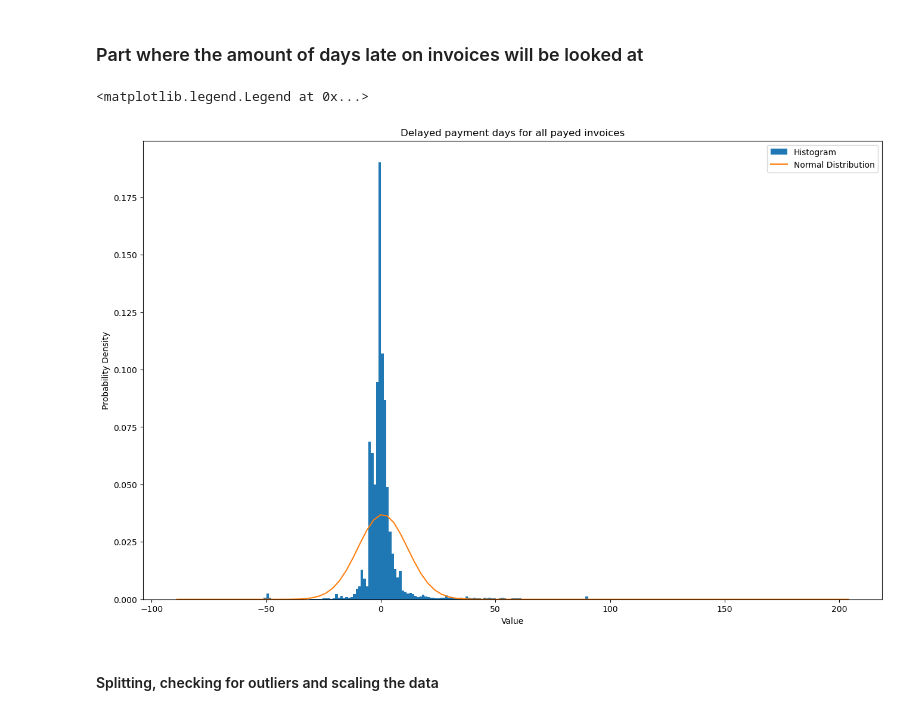
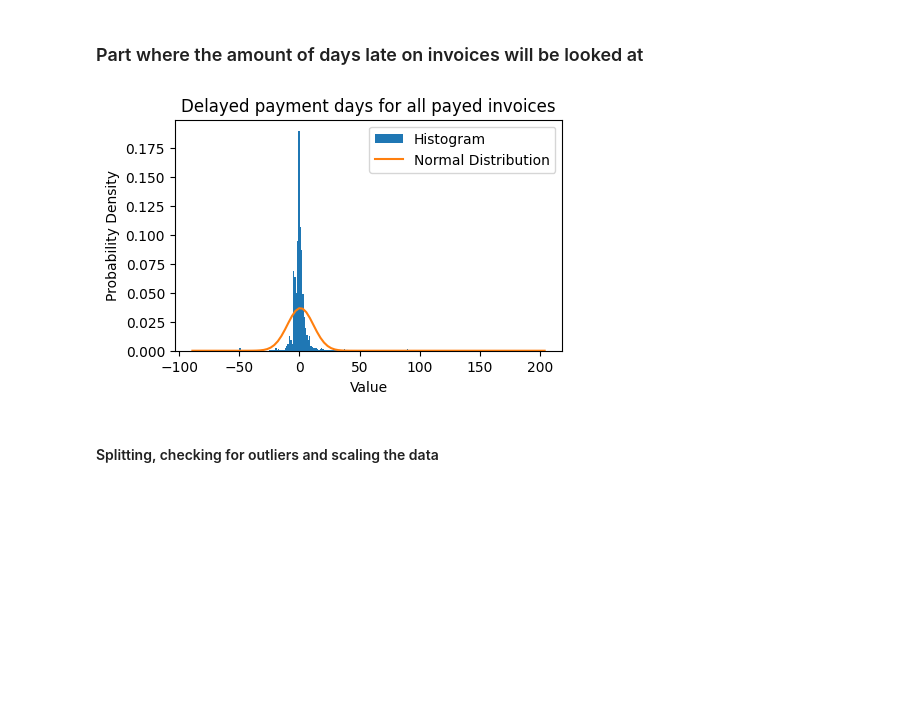
Before and after one commit to Remasproblemas/dv2599_project, a Jupyter notebook: main.ipynb, the cells around one changed output. Cells and saved outputs as stored; diff of their text form; code cells hidden in the pictures; blank space fills up the shorter version.

```diff
--- a/main.ipynb
+++ b/main.ipynb
@@ -662,29 +757,28 @@ Index(['business_code', 'cust_number', 'total_open_amount',
 # %%
 df_payement_dayslow = df_payement_days.copy()
 
 #Calculating the widht size of the bins in the histogram
 n = len(df_payement_dayslow['delayed_payment_days'])
 bins = np.ceil((max(df_payement_dayslow['delayed_payment_days'])-min(df_payement_dayslow['delayed_payment_days']))/(3.5*np.std(df_payement_dayslow['delayed_payment_days'])/n**(1/3)))
 
 #Plotting the values to a histogram
-plt.figure(figsize=(16,10))
+plt.figure(figsize=(5, 3))
 plt.hist(df_payement_dayslow['delayed_payment_days'], bins=int(bins), density=True, label="Histogram")
 
 #Calculating Mean and Standard deviation
 mean, std_dev = stats.norm.fit(df_payement_dayslow['delayed_payment_days'])
 x = np.linspace(min(df_payement_dayslow['delayed_payment_days']), max(df_payement_dayslow['delayed_payment_days']), 100)
 p = stats.norm.pdf(x, mean, std_dev)
 
 #Plotting the normal curve
 plt.plot(x, p, label="Normal Distribution")
 plt.xlabel('Value')
 plt.ylabel('Probability Density')
 plt.title('Delayed payment days for all payed invoices')
 plt.legend()
 plt.show()
 # %% [output]
-<matplotlib.legend.Legend at 0x...>
-[figure, old version]
+[figure, new version]
 # %% [markdown]
 #### Splitting, checking for outliers and scaling the data
 # %%
```
Also changed, not shown: parts of 37 cells of this notebook.
